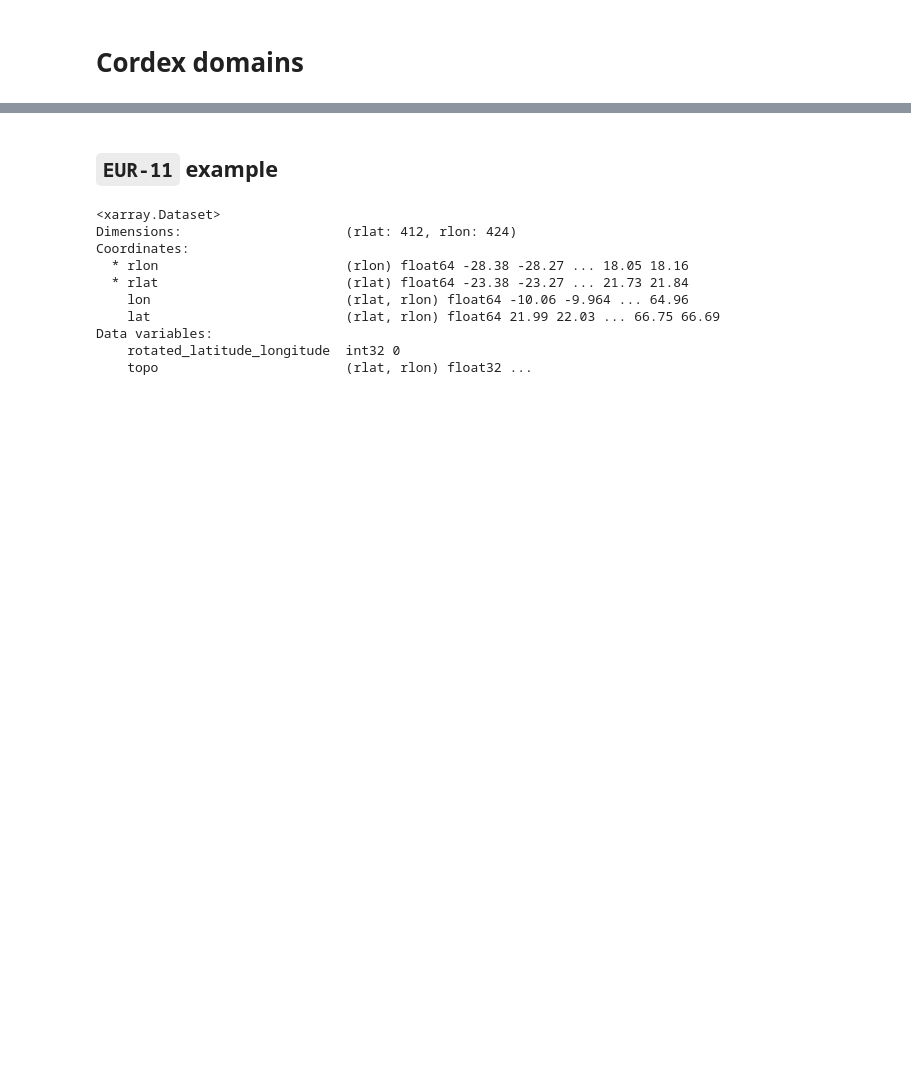
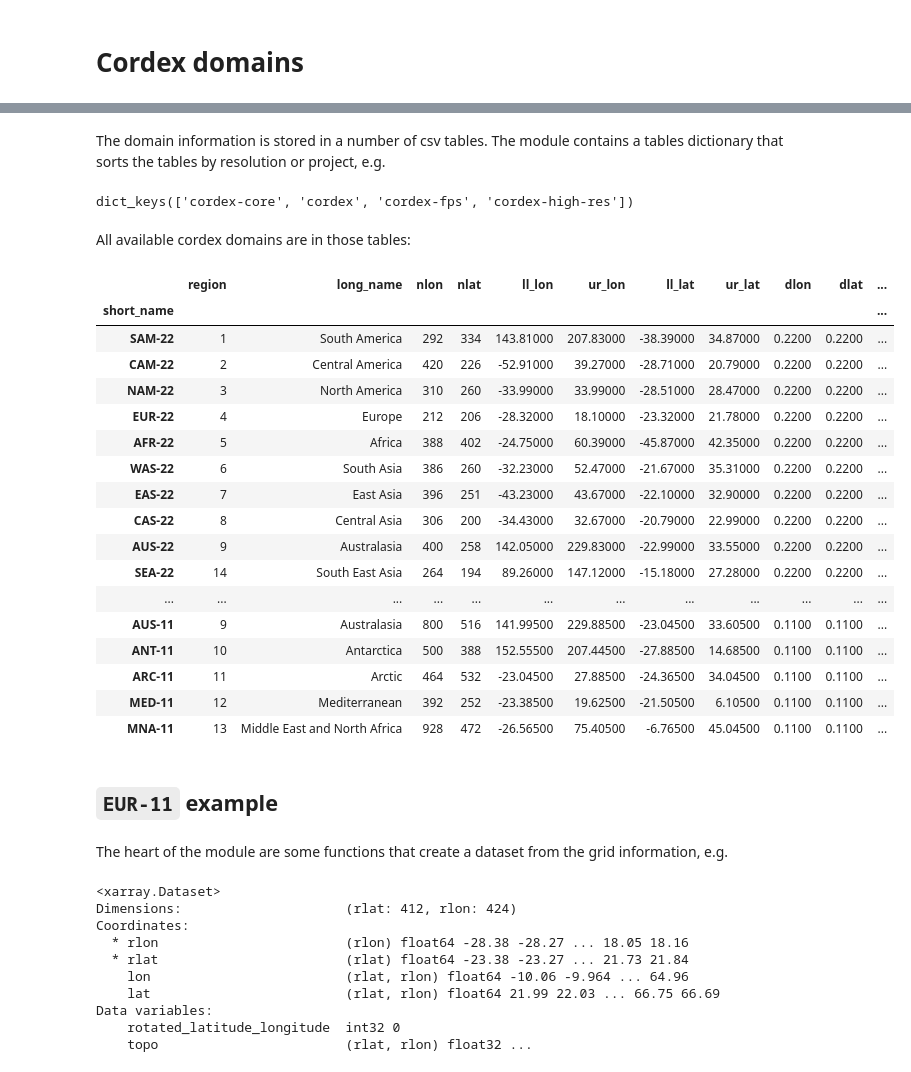
Before and after one commit to euro-cordex/py-cordex, a Jupyter notebook: notebooks/domains.ipynb, the cells around one changed output, grey strips where cells are left out. Drawn from its saved outputs; the diff is of its cells as text; code cells hidden in the pictures; blank space fills up the shorter version.

Commit message:
domain updates

```diff
--- a/notebooks/domains.ipynb
+++ b/notebooks/domains.ipynb
@@ -5,2 +34,32 @@ The domain module should give some tools to work with preconfigured or user defi
+# %% [markdown]
+The domain information is stored in a number of csv tables. The module contains a tables dictionary that sorts the tables by resolution or project, e.g.
+# %%
+dm.tables.keys()
+# %% [output]
+dict_keys(['cordex-core', 'cordex', 'cordex-fps', 'cordex-high-res'])
+# %% [markdown]
+All available cordex domains are in those tables:
+# %%
+import pandas as pd
+pd.concat(dm.tables.values())
+# %% [output]
+|  | region | long_name | nlon | nlat | ll_lon | ur_lon | ll_lat | ur_lat | dlon | dlat | ... |
+| short_name |  |  |  |  |  |  |  |  |  |  | ... |
+| SAM-22 | 1 | South America | 292 | 334 | 143.81000 | 207.83000 | -38.39000 | 34.87000 | 0.2200 | 0.2200 | ... |
+| CAM-22 | 2 | Central America | 420 | 226 | -52.91000 | 39.27000 | -28.71000 | 20.79000 | 0.2200 | 0.2200 | ... |
+| NAM-22 | 3 | North America | 310 | 260 | -33.99000 | 33.99000 | -28.51000 | 28.47000 | 0.2200 | 0.2200 | ... |
+| EUR-22 | 4 | Europe | 212 | 206 | -28.32000 | 18.10000 | -23.32000 | 21.78000 | 0.2200 | 0.2200 | ... |
+| AFR-22 | 5 | Africa | 388 | 402 | -24.75000 | 60.39000 | -45.87000 | 42.35000 | 0.2200 | 0.2200 | ... |
+| WAS-22 | 6 | South Asia | 386 | 260 | -32.23000 | 52.47000 | -21.67000 | 35.31000 | 0.2200 | 0.2200 | ... |
+| EAS-22 | 7 | East Asia | 396 | 251 | -43.23000 | 43.67000 | -22.10000 | 32.90000 | 0.2200 | 0.2200 | ... |
+| CAS-22 | 8 | Central Asia | 306 | 200 | -34.43000 | 32.67000 | -20.79000 | 22.99000 | 0.2200 | 0.2200 | ... |
+| AUS-22 | 9 | Australasia | 400 | 258 | 142.05000 | 229.83000 | -22.99000 | 33.55000 | 0.2200 | 0.2200 | ... |
+| SEA-22 | 14 | South East Asia | 264 | 194 | 89.26000 | 147.12000 | -15.18000 | 27.28000 | 0.2200 | 0.2200 | ... |
+| ... | ... | ... | ... | ... | ... | ... | ... | ... | ... | ... | ... |
+| AUS-11 | 9 | Australasia | 800 | 516 | 141.99500 | 229.88500 | -23.04500 | 33.60500 | 0.1100 | 0.1100 | ... |
+| ANT-11 | 10 | Antarctica | 500 | 388 | 152.55500 | 207.44500 | -27.88500 | 14.68500 | 0.1100 | 0.1100 | ... |
+| ARC-11 | 11 | Arctic | 464 | 532 | -23.04500 | 27.88500 | -24.36500 | 34.04500 | 0.1100 | 0.1100 | ... |
+| MED-11 | 12 | Mediterranean | 392 | 252 | -23.38500 | 19.62500 | -21.50500 | 6.10500 | 0.1100 | 0.1100 | ... |
+| MNA-11 | 13 | Middle East and North Africa | 928 | 472 | -26.56500 | 75.40500 | -6.76500 | 45.04500 | 0.1100 | 0.1100 | ... |
 # %% [markdown]
 ## `EUR-11` example
@@ -9,3 +66,5 @@ from cordex import domain as dm
+# %% [markdown]
+The heart of the module are some functions that create a dataset from the grid information, e.g.
 # %%
 eur11 = dm.cordex_domain('EUR-11', dummy='topo')
 eur11
```
Also changed, not shown: parts of 9 cells of this notebook, 2 other files.
